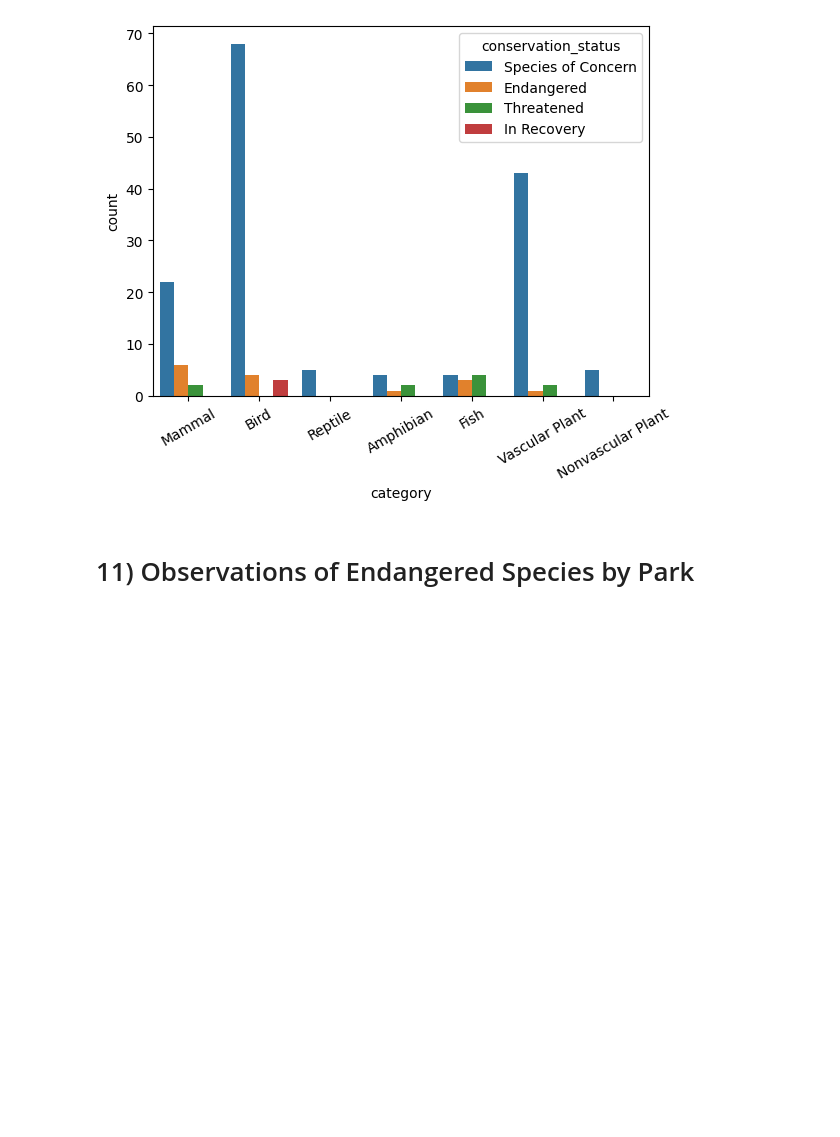
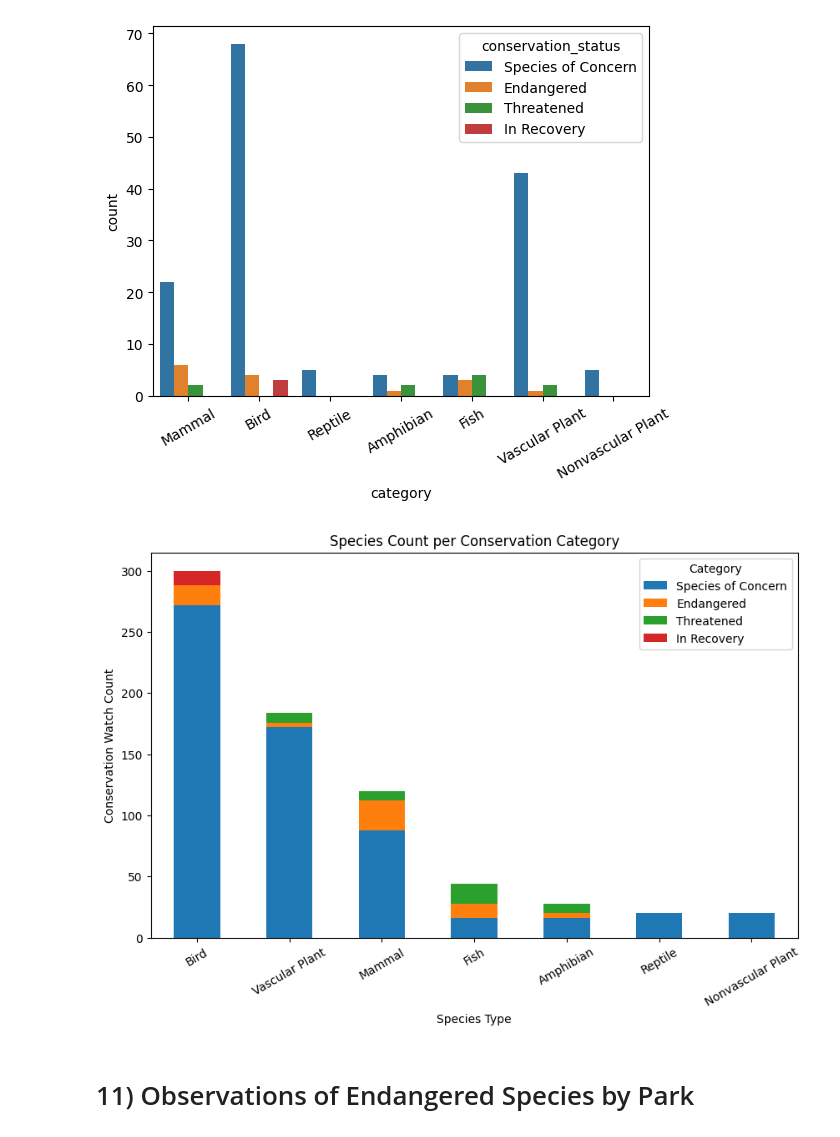
Before and after one commit to drewpeterson1/DataAnalysis, a Jupyter notebook: biodiversity_revised.ipynb, the cells around one changed output. Cells and saved outputs as stored; diff of their text form; code cells hidden in the pictures; blank space fills up the shorter version.

```diff
--- a/biodiversity_revised.ipynb
+++ b/biodiversity_revised.ipynb
@@ -650,6 +657,23 @@ sns.countplot(x="category", data=df_species, hue="conservation_status");
 plt.xticks(rotation=30);
 # %% [output]
 [figure]
+# %%
+# Total Number of Endangered Category per Species Type (Stacked Bar Chart)
+# Numbers of Species in each Conservation Category (Stacked Bar Chart)
+grouped_data_2 = df.groupby(["category","conservation_status"])["observations"].count().unstack()
+
+grouped_data_2 = grouped_data_2.reindex(df_species[~df_species.conservation_status.isnull()].category.value_counts().index)
+grouped_data_2 = grouped_data_2[df_species[~df_species.conservation_status.isnull()].conservation_status.value_counts().index]
+
+grouped_data_2.plot(kind='bar', stacked=True, figsize=(10, 6))
+plt.xlabel('Species Type')
+plt.ylabel('Conservation Watch Count')
+plt.title('Species Count per Conservation Category')
+plt.legend(title='Category')
+plt.xticks(rotation = 30)
+plt.show()
+# %% [output]
+[figure, added]
 # %% [markdown]
 # 11) Observations of Endangered Species by Park
 # %% [markdown]
```
Also changed, not shown: parts of 5 cells of this notebook.
